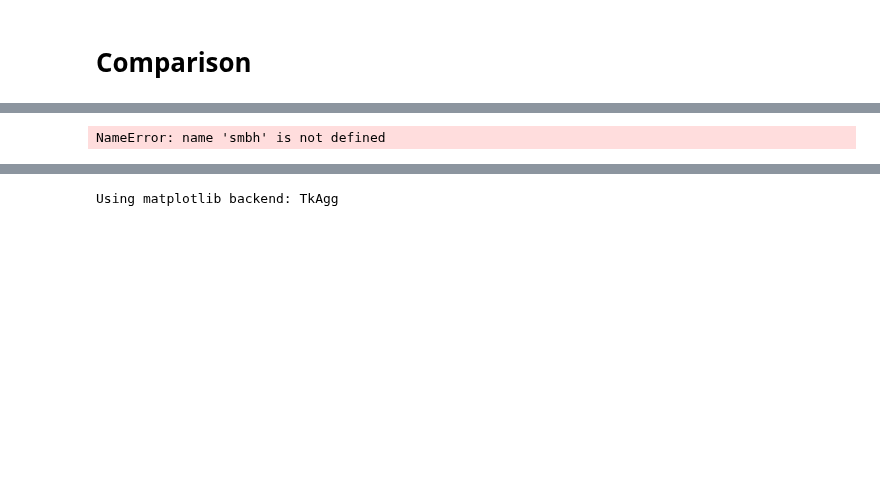
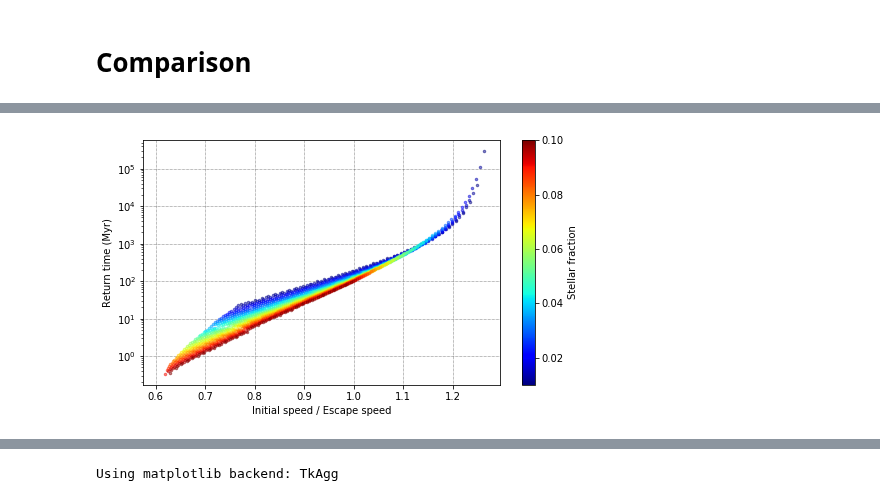
Before and after one commit to jsbarbosa/TesisFisica, a Jupyter notebook: Files/Week 10/ReturnProperties.ipynb, the cells around one changed output, grey strips where cells are left out. Cells and saved outputs as stored; diff of their text form; code cells hidden in the pictures; blank space fills up the shorter version.

```diff
--- a/Files/Week 10/ReturnProperties.ipynb
+++ b/Files/Week 10/ReturnProperties.ipynb
@@ -290,18 +271,16 @@ for fs in FRACTIONS:
     v = smbh.getEscapeSpeed()
     ESCAPE_SPEEDS.append(v)
 ESCAPE_SPEEDS = np.array(ESCAPE_SPEEDS)
-ESCAPE_SPEEDS, FRACTIONS
+# ESCAPE_SPEEDS, FRACTIONS
-# %% [output]
-NameError: name 'smbh' is not defined
 # %%
-def plotSpeedvsRT(grid, figsize = (8, 4.5)):
+def plotSpeedvsRT(grid, figsize = (8, 4.5), **kwargs):
     global SPEEDS, ESCAPE_SPEEDS
     array = grid[:, :, 0]
     colors = smbh.getColors(len(array))
 
     fig, ax = plt.subplots(figsize = figsize)
     for (i, row) in enumerate(array):
-        ax.plot(SPEEDS / ESCAPE_SPEEDS[i], row, 'o', alpha = 0.9, c = colors[i])
+        ax.plot(SPEEDS / ESCAPE_SPEEDS[i], row, 'o', c = colors[i], **kwargs)
     ax.set_yscale('log')
     ax.set_xlabel('Initial speed / Escape speed')
     ax.set_ylabel('Return time (Myr)')
@@ -312 +289,14 @@ fig, ax = plotSpeedvsRT(grid_s)
+# %%
+fig, ax = plotSpeedvsRT(grid_s, alpha = 0.5, ms = 2.5, figsize = (8, 4.5))
+
+sm = plt.cm.ScalarMappable(cmap = 'jet', norm = plt.Normalize(vmin = FRACTIONS.min(), vmax = FRACTIONS.max()))
+sm._A = []
+
+cb = plt.colorbar(sm)
+cb.set_label('Stellar fraction')
+
+fig.savefig('returntimes_speed.png', dpi = 300)
+plt.show()
+# %% [output]
+[figure, added]
 # %%
```
Also changed, not shown: parts of 20 cells of this notebook, 12 other files.
